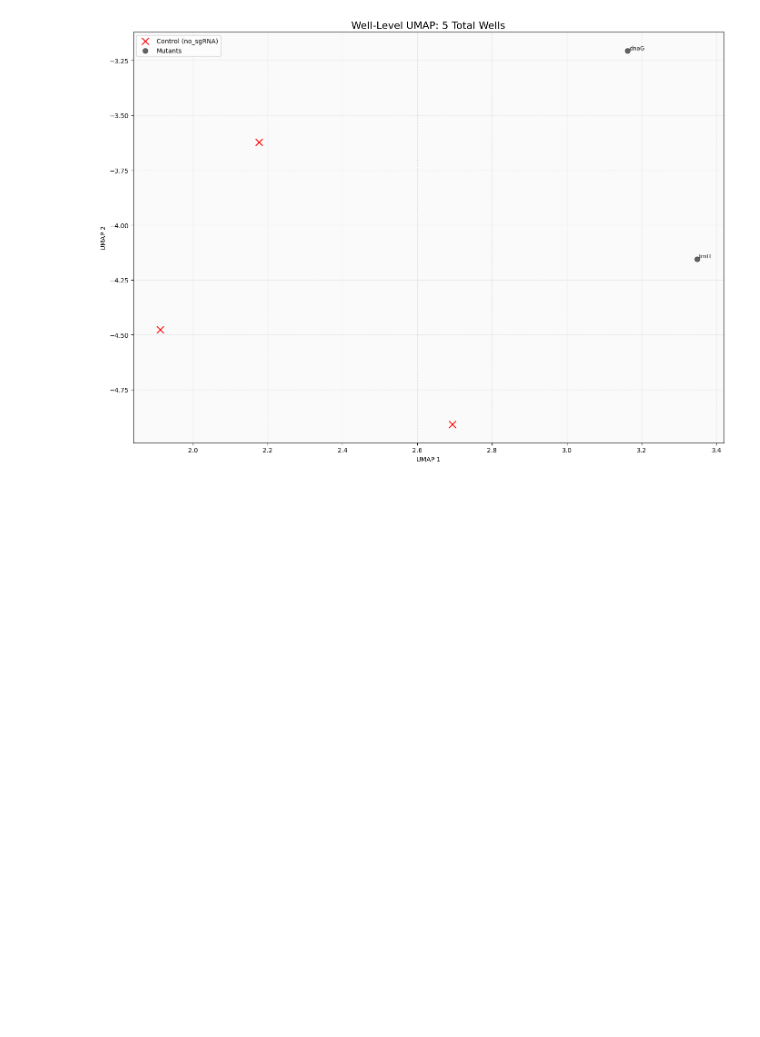
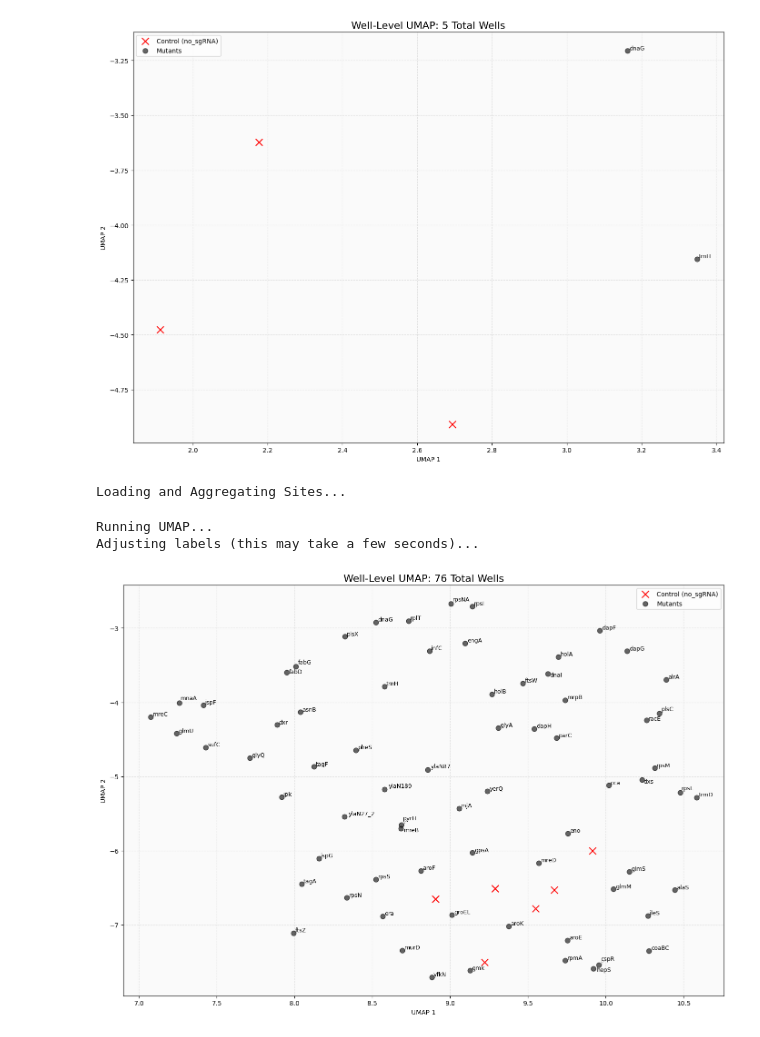
Before and after one commit to ArnRoels/backupcode, a Jupyter notebook: 23feb/data_analysis_Deepprofiler.ipynb, the cells around one changed output. Cells and saved outputs as stored; diff of their text form; code cells hidden in the pictures; blank space fills up the shorter version.

```diff
--- a/23feb/data_analysis_Deepprofiler.ipynb
+++ b/23feb/data_analysis_Deepprofiler.ipynb
@@ -1808,7 +2324,7 @@ from adjustText import adjust_text  # Ensures labels don't overlap
 # ==========================================
 # 1. SETUP PATHS (Windows Raw String)
 # ==========================================
-PROJECT_ROOT = r"E:\groteEdeepprofilerdingen\deepprofileroutputsetc\my_dp_project_masking"
+PROJECT_ROOT = "/media/arnout/Elements1/groteEdeepprofilerdingen/deepprofileroutputsetc/my_dp_project_masking"
 FEATURES_BASE = os.path.join(PROJECT_ROOT, "outputs", "results", "features")
 METADATA_PATH = os.path.join(PROJECT_ROOT, "inputs", "metadata", "index.csv")
 
@@ -1863,30 +2379,35 @@ is_control = wells["Treatment"] == CONTROL_NAME
 controls = embedding[is_control]
 mutants = embedding[~is_control]
 mutant_names = wells[~is_control]["Treatment"].values
 
 # Plot dots
 plt.scatter(controls[:, 0], controls[:, 1], c='red', marker='x', s=120, label='Control (no_sgRNA)', zorder=3)
 plt.scatter(mutants[:, 0], mutants[:, 1], c='black', marker='o', s=60, alpha=0.6, label='Mutants', zorder=2)
 
 # Create labels list
 texts = []
 for i, name in enumerate(mutant_names):
     # Only label if it's not the control
     texts.append(plt.text(mutants[i, 0], mutants[i, 1], name, fontsize=9, fontweight='medium'))
 
 # Use adjust_text to repel labels from each other and the dots
 print("Adjusting labels (this may take a few seconds)...")
 adjust_text(texts,
             only_move={'points':'y', 'text':'y'}, # Encourages horizontal reading
             arrowprops=dict(arrowstyle='->', color='gray', lw=0.5),
             expand_points=(1.5, 1.5))
 
 plt.title(f"Well-Level UMAP: {len(wells)} Total Wells", fontsize=16)
 plt.xlabel("UMAP 1")
 plt.ylabel("UMAP 2")
 plt.legend(loc='best')
 plt.gca().set_facecolor('#fafafa') # Slight grey background for contrast
 plt.grid(True, linestyle='--', alpha=0.3)
 
 plt.tight_layout()
 plt.show()
+# %% [output]
+Loading and Aggregating Sites...
+Running UMAP...
+Adjusting labels (this may take a few seconds)...
+[figure, added]
```
Also changed, not shown: parts of 5 cells of this notebook.
